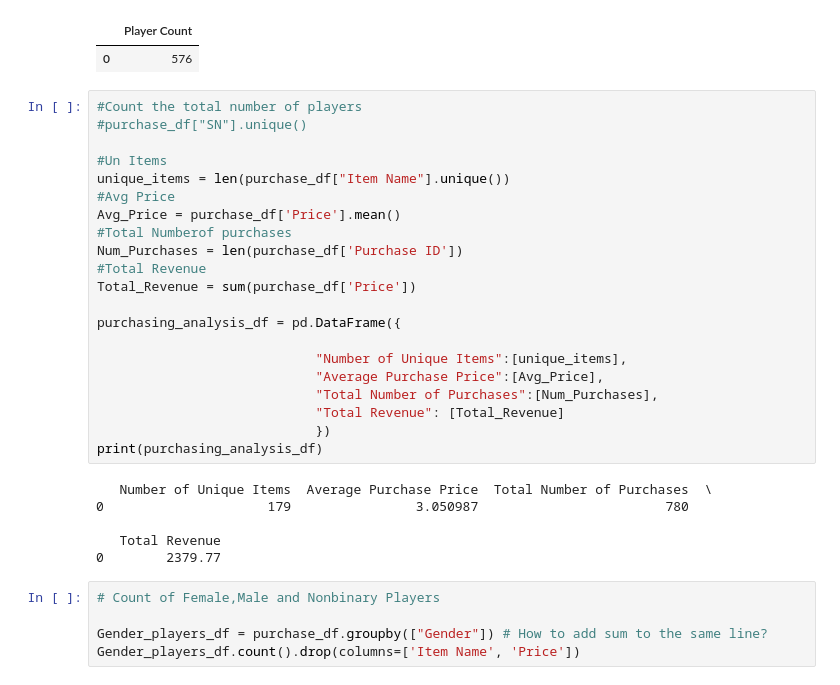
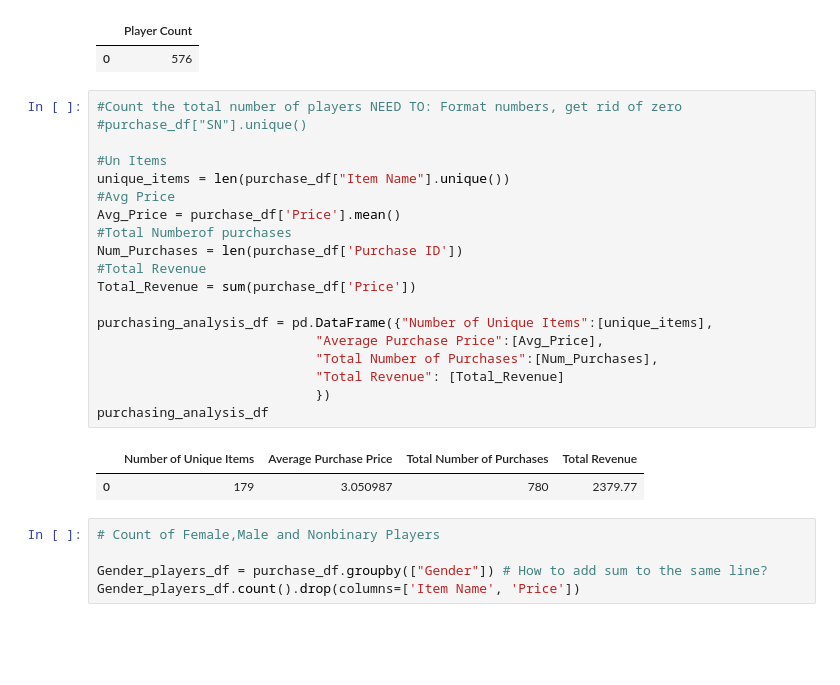
Before and after one commit to jocelyn4112/pandas-challenge, a Jupyter notebook: MainHouse.ipynb, the cells around one changed output. Drawn from its saved outputs; the diff is of its cells as text; blank space fills up the shorter version.

```diff
--- a/MainHouse.ipynb
+++ b/MainHouse.ipynb
@@ -26,32 +26,27 @@ num_players_df
 |  | Player Count |
 | 0 | 576 |
 # %%
-#Count the total number of players
+#Count the total number of players NEED TO: Format numbers, get rid of zero
 #purchase_df["SN"].unique()
 
 #Un Items
 unique_items = len(purchase_df["Item Name"].unique())
 #Avg Price
 Avg_Price = purchase_df['Price'].mean()
 #Total Numberof purchases
 Num_Purchases = len(purchase_df['Purchase ID'])
 #Total Revenue
 Total_Revenue = sum(purchase_df['Price'])
 
-purchasing_analysis_df = pd.DataFrame({
-
-                            "Number of Unique Items":[unique_items],
+purchasing_analysis_df = pd.DataFrame({"Number of Unique Items":[unique_items],
                             "Average Purchase Price":[Avg_Price],
                             "Total Number of Purchases":[Num_Purchases],
                             "Total Revenue": [Total_Revenue]
                             })
-print(purchasing_analysis_df)
+purchasing_analysis_df
 # %% [output]
-   Number of Unique Items  Average Purchase Price  Total Number of Purchases  \
-0                     179                3.050987                        780
-
-   Total Revenue
-0        2379.77
+|  | Number of Unique Items | Average Purchase Price | Total Number of Purchases | Total Revenue |
+| 0 | 179 | 3.050987 | 780 | 2379.77 |
 # %%
 # Count of Female,Male and Nonbinary Players
 
```
Also changed, not shown: parts of 3 cells of this notebook.
